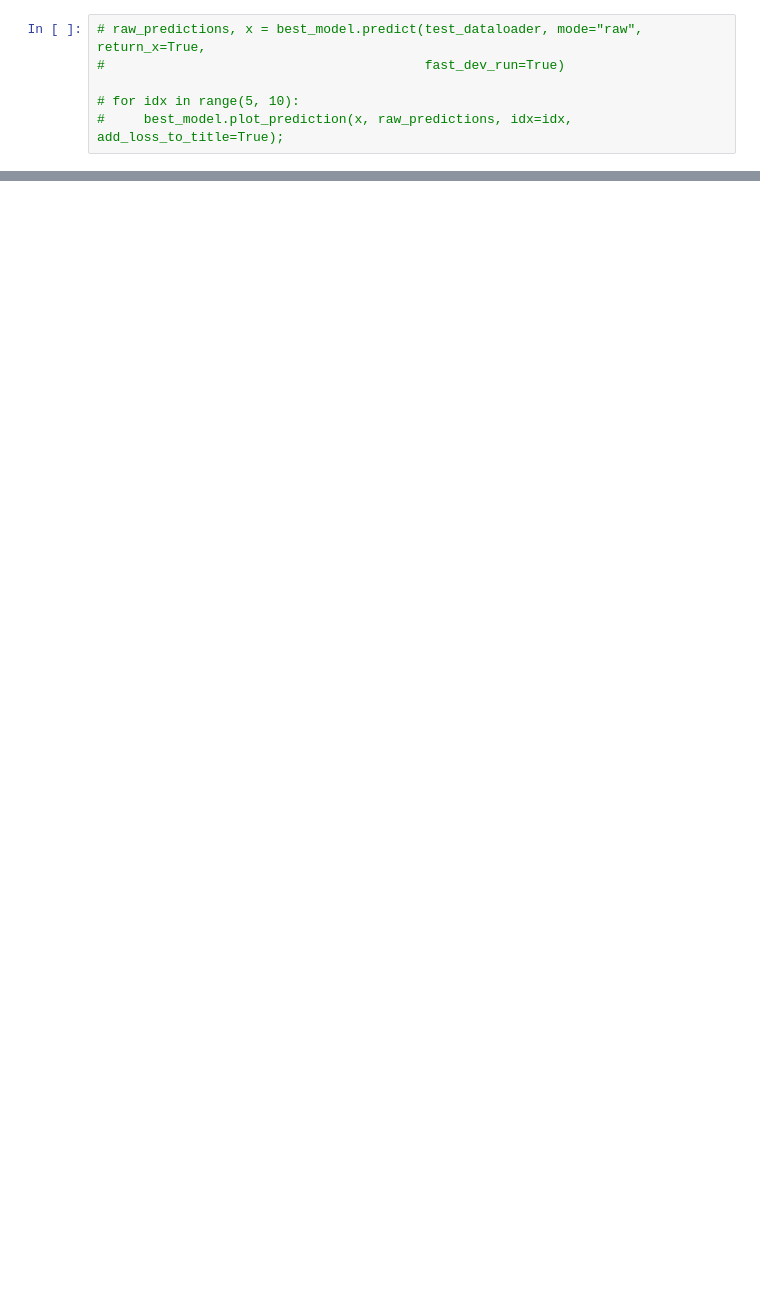
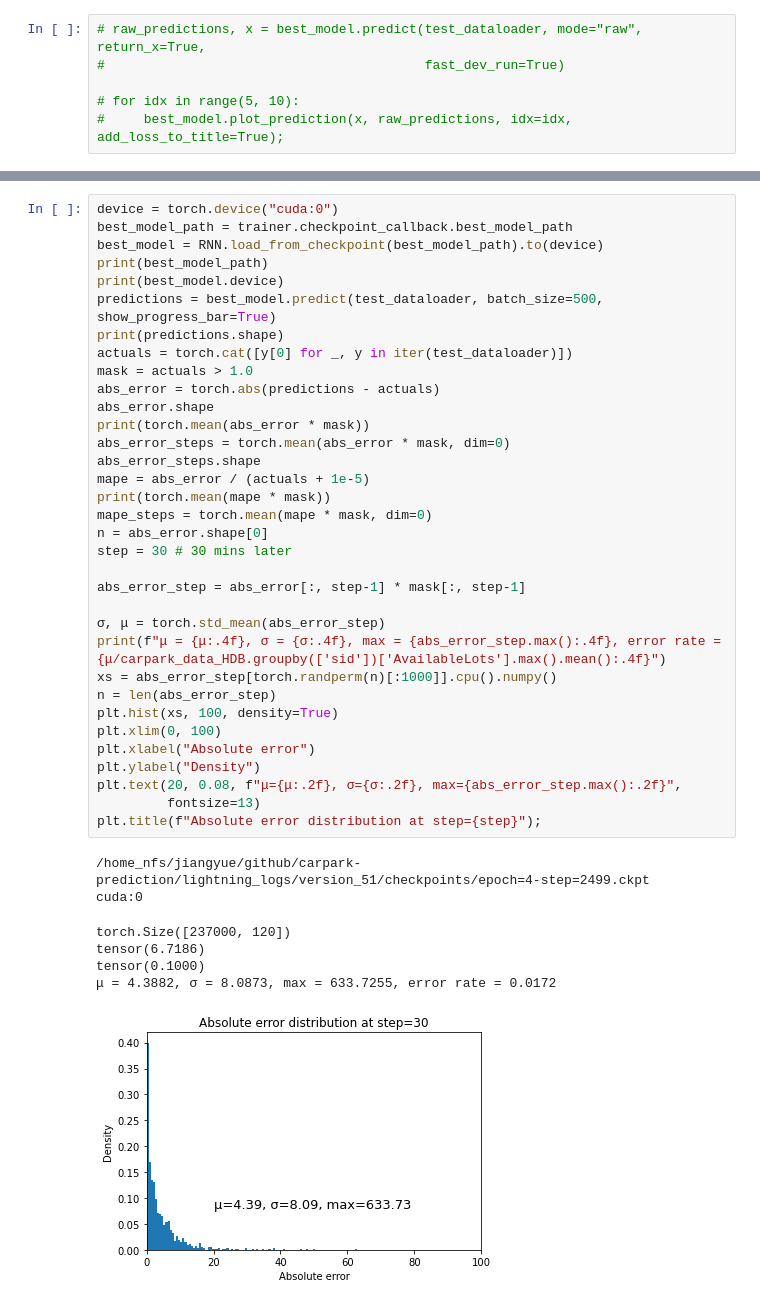
Before and after one commit to JIANGYUE61610306/carpark_prediction, a Jupyter notebook: carpark.ipynb, the cells around one changed output, grey strips where cells are left out. Saved outputs shown, nothing was run; the diff lists cells and outputs as text; blank space fills up the shorter version.

```diff
--- a/carpark.ipynb
+++ b/carpark.ipynb
@@ -376,0 +616,42 @@ plt.title(f"Absolute error distribution at step={step}");
+# %%
+device = torch.device("cuda:0")
+best_model_path = trainer.checkpoint_callback.best_model_path
+best_model = RNN.load_from_checkpoint(best_model_path).to(device)
+print(best_model_path)
+print(best_model.device)
+predictions = best_model.predict(test_dataloader, batch_size=500, show_progress_bar=True)
+print(predictions.shape)
+actuals = torch.cat([y[0] for _, y in iter(test_dataloader)])
+mask = actuals > 1.0
+abs_error = torch.abs(predictions - actuals)
+abs_error.shape
+print(torch.mean(abs_error * mask))
+abs_error_steps = torch.mean(abs_error * mask, dim=0)
+abs_error_steps.shape
+mape = abs_error / (actuals + 1e-5)
+print(torch.mean(mape * mask))
+mape_steps = torch.mean(mape * mask, dim=0)
+n = abs_error.shape[0]
+step = 30 # 30 mins later
+
+abs_error_step = abs_error[:, step-1] * mask[:, step-1]
+
+σ, μ = torch.std_mean(abs_error_step)
+print(f"μ = {μ:.4f}, σ = {σ:.4f}, max = {abs_error_step.max():.4f}, error rate = {μ/carpark_data_HDB.groupby(['sid'])['AvailableLots'].max().mean():.4f}")
+xs = abs_error_step[torch.randperm(n)[:1000]].cpu().numpy()
+n = len(abs_error_step)
+plt.hist(xs, 100, density=True)
+plt.xlim(0, 100)
+plt.xlabel("Absolute error")
+plt.ylabel("Density")
+plt.text(20, 0.08, f"μ={μ:.2f}, σ={σ:.2f}, max={abs_error_step.max():.2f}",
+         fontsize=13)
+plt.title(f"Absolute error distribution at step={step}");
+# %% [output]
+/home_nfs/jiangyue/github/carpark-prediction/lightning_logs/version_51/checkpoints/epoch=4-step=2499.ckpt
+cuda:0
+torch.Size([237000, 120])
+tensor(6.7186)
+tensor(0.1000)
+μ = 4.3882, σ = 8.0873, max = 633.7255, error rate = 0.0172
+[figure, added]
```
Also changed, not shown: parts of 33 cells of this notebook.
